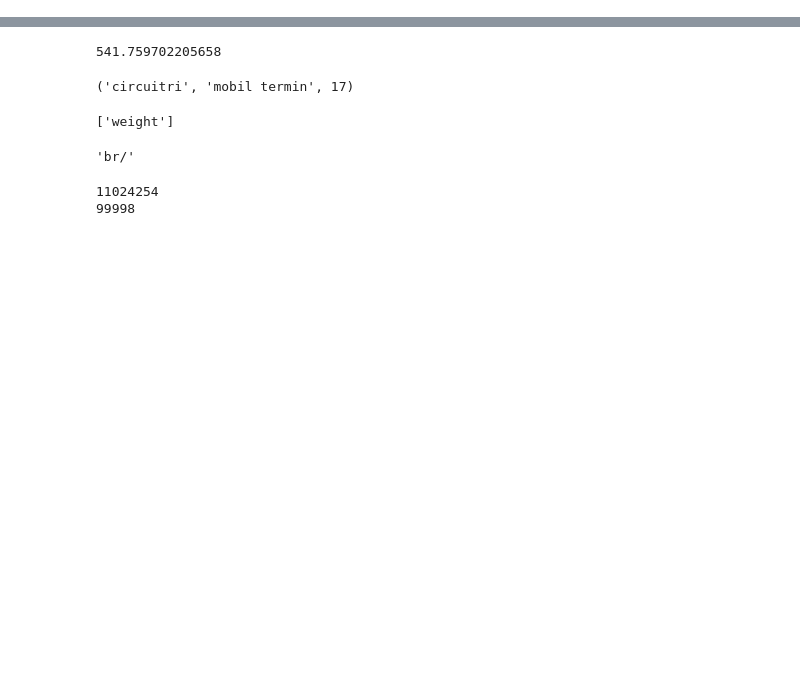
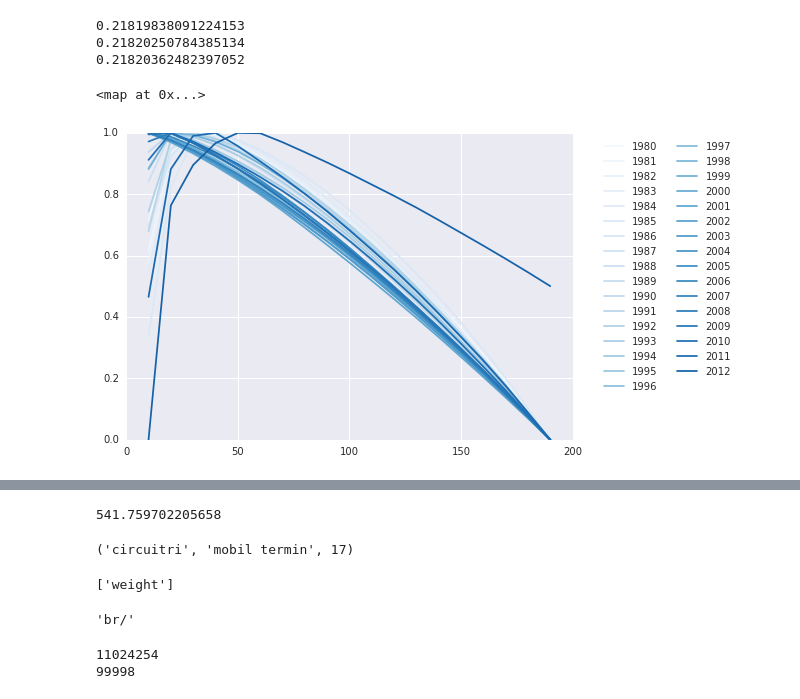
Before and after one commit to JusteRaimbault/PatentsMining, a Jupyter notebook: Models/Semantic/Network.ipynb, the cells around one changed output, grey strips where cells are left out. Drawn from its saved outputs; the diff is of its cells as text; code cells hidden in the pictures; blank space fills up the shorter version.

```diff
--- a/Models/Semantic/Network.ipynb
+++ b/Models/Semantic/Network.ipynb
@@ -7,0 +12,29 @@ database = mongo['relevant']
+# %%
+# load all graphs
+graphs = {}
+coms = {}
+for year in range(1980,2013):
+    yearrange = str(year-4)+"-"+str(year)
+    print(yearrange)
+    graphs[year]=pickle.load(open('pickled/graph_'+yearrange+'_100000_eth10.pkl','rb'))
+    coms[year]=pickle.load(open('pickled/coms_'+yearrange+'_100000_eth10.pkl','rb'))
+# %%
+# test
+#len(graphs.keys())
+#graphs[2000].ecount()
+print(coms[1999].as_clustering(500).modularity)
+print(coms[1999].as_clustering(200).modularity)
+print(coms[1999].as_clustering(10).modularity)
+# modularity variation very small !
+# %% [output]
+0.21819838091224153
+0.21820250784385134
+0.21820362482397052
+# %%
+modularities={}
+for year in range(1980,2013):
+    #print(year)
+    modularities[year]=[]
+    nrange=numpy.arange(10,200,10)
+    for n in nrange:
+        modularities[year].append(coms[year].as_clustering(n).modularity)
@@ -7,0 +43,19 @@ database = mongo['relevant']
+# %%
+year = 2000
+a=map(lambda x:x+1,modularities[year])
+#
+# %% [output]
+<map at 0x...>
+# %%
+# plot modularities = f(n) for all years
+seaborn.set_palette('Blues',40)
+for year in range(1980,2013):
+    normalized=map(lambda x:(x-min(modularities[year]))/(max(modularities[year])-min(modularities[year])),modularities[year])
+    vals=[]
+    for n in normalized :
+        vals.append(n)
+    plot.plot(nrange,vals)
+plot.legend(range(1980,2013),bbox_to_anchor=(1.05, 1), loc=2,ncol=2)
+plot.show()
+# %% [output]
+[figure, added]
```
Also changed, not shown: parts of 40 cells of this notebook, 1 other file.
